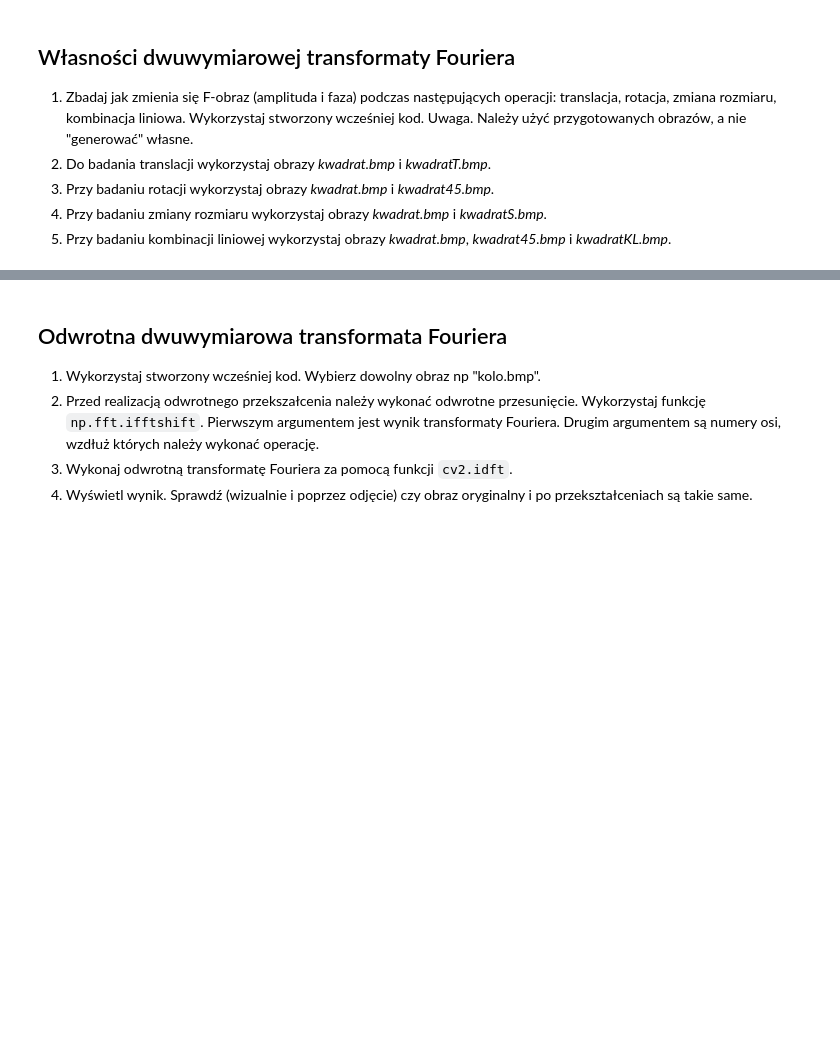
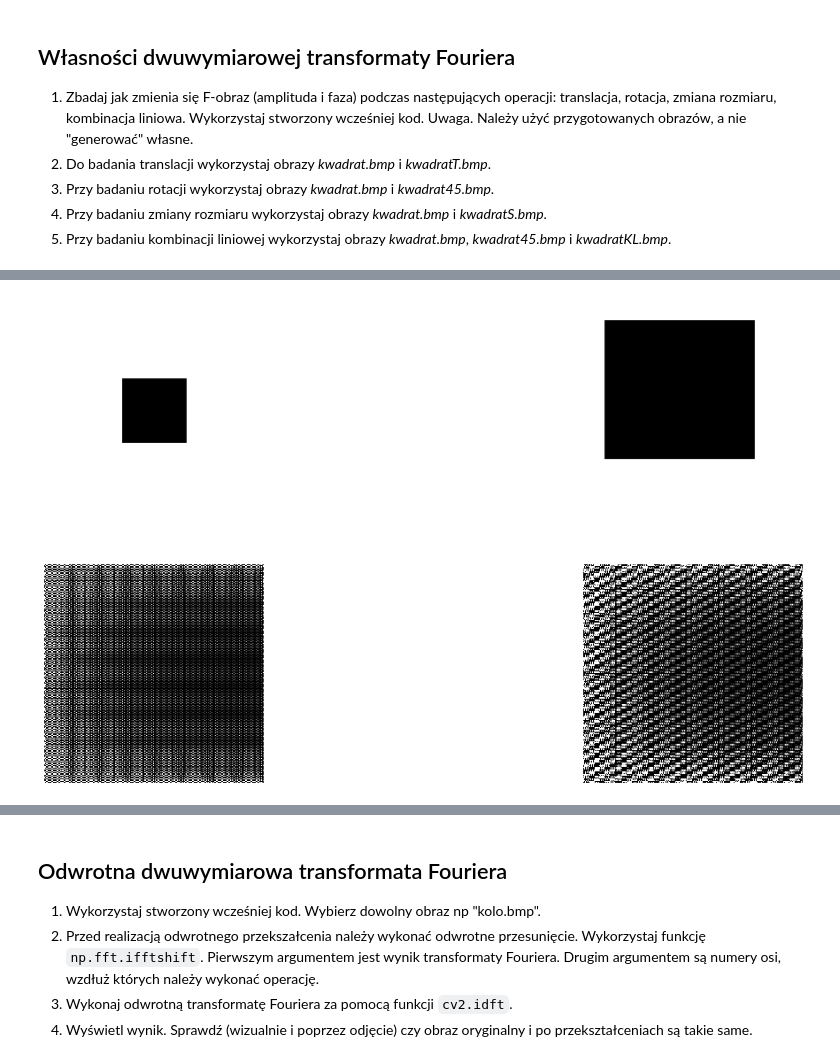
Before and after one commit to prz-ziaja/sem5, a Jupyter notebook: poc/lab08/08_Fourier.ipynb, the cells around one changed output, grey strips where cells are left out. Drawn from its saved outputs; the diff is of its cells as text; code cells hidden in the pictures; blank space fills up the shorter version.

```diff
--- a/poc/lab08/08_Fourier.ipynb
+++ b/poc/lab08/08_Fourier.ipynb
@@ -155,0 +189,4 @@ Uwaga. Należy użyć przygotowanych obrazów, a nie "generować" własne.
+# %%
+show_prop([kwadrat, kwadratS])
+# %% [output]
+[figure, added]
```
Also changed, not shown: parts of 11 cells of this notebook.
